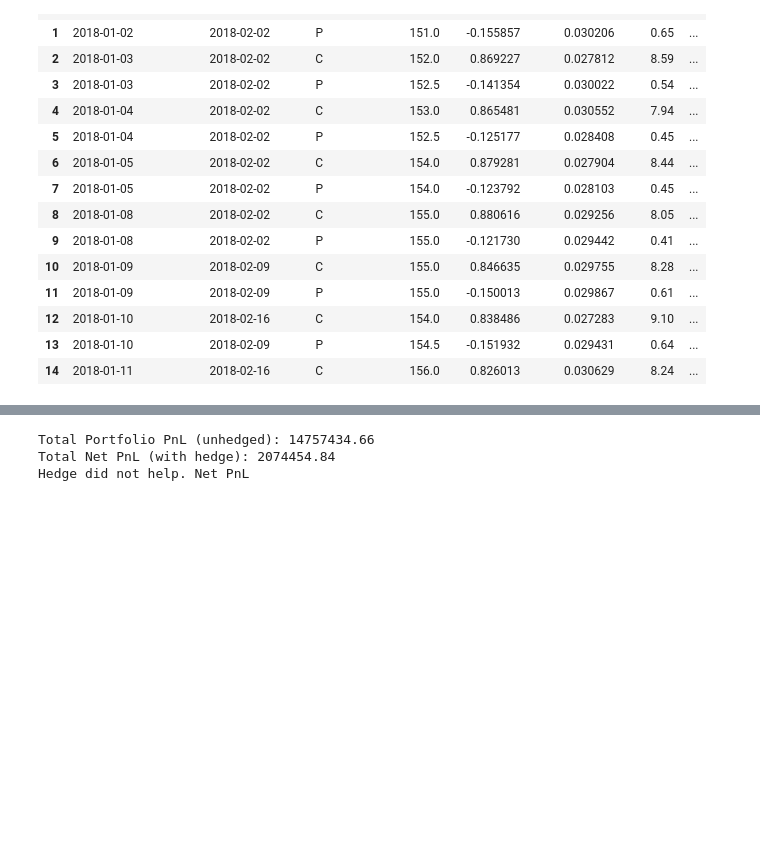
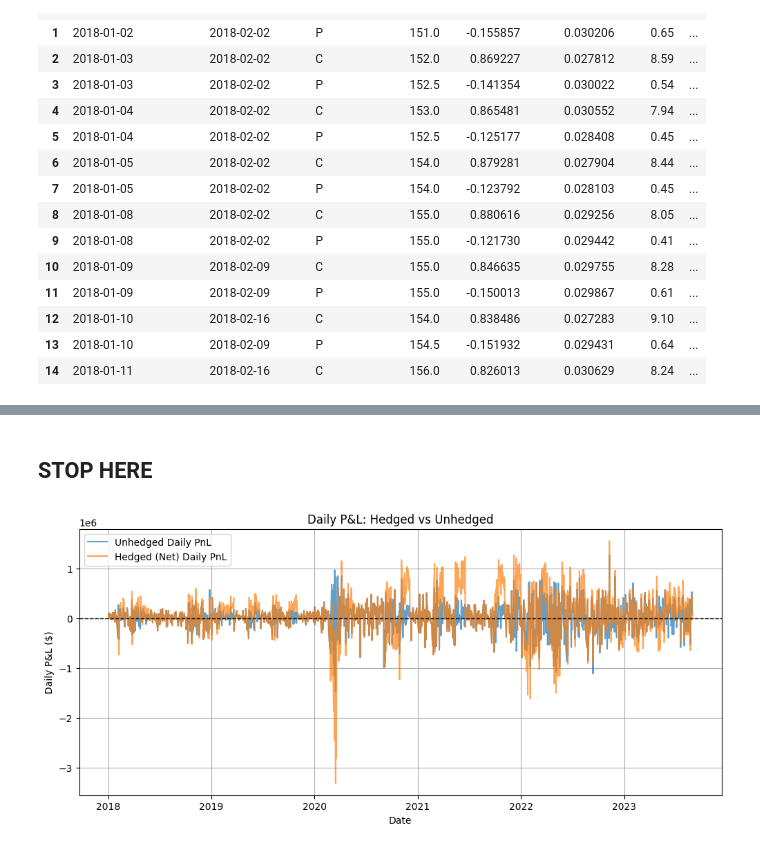
Before and after one commit to CynthiaShiyue/583_RiskManagement_Final_Project, a Jupyter notebook: delta_hedging.ipynb, the cells around one changed output, grey strips where cells are left out. Saved outputs shown, nothing was run; the diff lists cells and outputs as text; code cells hidden in the pictures; blank space fills up the shorter version.

```diff
--- a/delta_hedging.ipynb
+++ b/delta_hedging.ipynb
@@ -418,27 +439,33 @@ else:
-# %%
-##############################################
-# DID OUR STRATEGY WORK?
-#############################################
-
-# Calculate overall sums
-total_portfolio_pnl = final_merged_data['Portfolio_PnL'].sum()
-total_net_pnl = final_merged_data['Net_PnL'].sum()
-
-# Print results
-print(f"Total Portfolio PnL (unhedged): ${total_portfolio_pnl:.2f}")
-print(f"Total Net PnL (with hedge): ${total_net_pnl:.2f}")
-
-# Final conclusion
-if total_net_pnl > total_portfolio_pnl:
-    print("Hedge helped! Net PnL is better.")
-else:
-    print("Hedge did NOThelp. Net PnL")
-
-
-##############################################
-# PLOT OPTIONAL
-#############################################
-# %% [output]
-Total Portfolio PnL (unhedged): 14757434.66
-Total Net PnL (with hedge): 2074454.84
-Hedge did not help. Net PnL
+# %% [markdown]
+## STOP HERE ##
+# %%
+import matplotlib.pyplot as plt
+import pandas as pd
+
+# Prepare the plotting DataFrame
+plot_df = (
+    final_merged_data
+    .loc[:, ['date','Portfolio_PnL','Net_PnL']]
+    .dropna()
+    .copy()
+)
+plot_df['date'] = pd.to_datetime(plot_df['date'])
+
+# Extract as 1-D arrays
+x   = plot_df['date'].to_numpy()
+y1  = plot_df['Portfolio_PnL'].to_numpy()
+y2  = plot_df['Net_PnL'].to_numpy()
+
+# Plot daily PnL
+plt.figure(figsize=(12,5))
+plt.plot(x, y1, label='Unhedged Daily PnL', alpha=0.7)
+plt.plot(x, y2, label='Hedged (Net) Daily PnL', alpha=0.7)
+plt.axhline(0, color='black', linewidth=1, linestyle='--')
+plt.title('Daily P&L: Hedged vs Unhedged')
+plt.xlabel('Date')
+plt.ylabel('Daily P&L ($)')
+plt.legend()
+plt.grid(True)
+plt.show()
+# %% [output]
+[figure, added]
```
Also changed, not shown: parts of 8 cells of this notebook, 2 other files.
